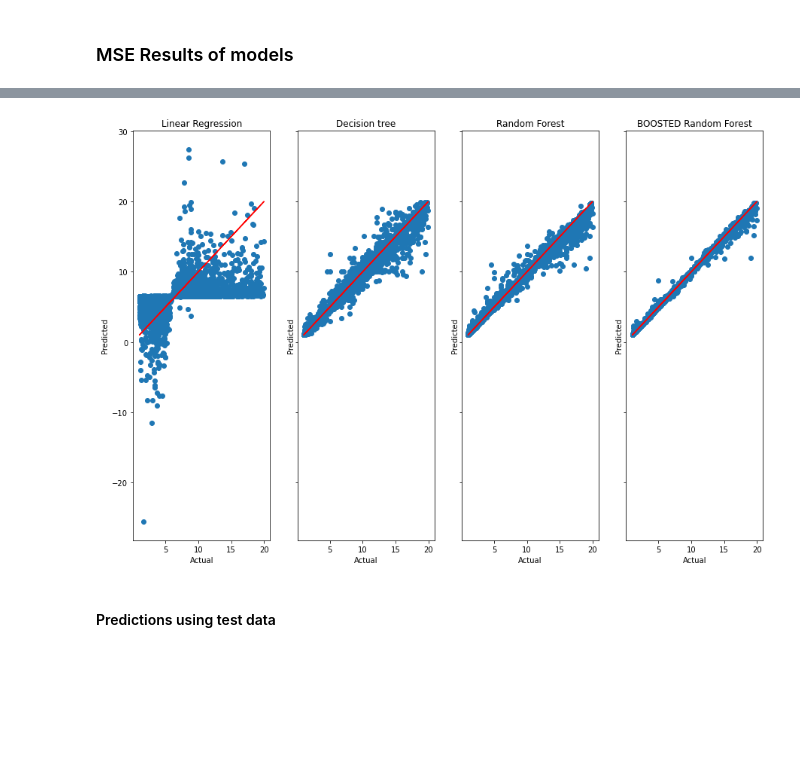
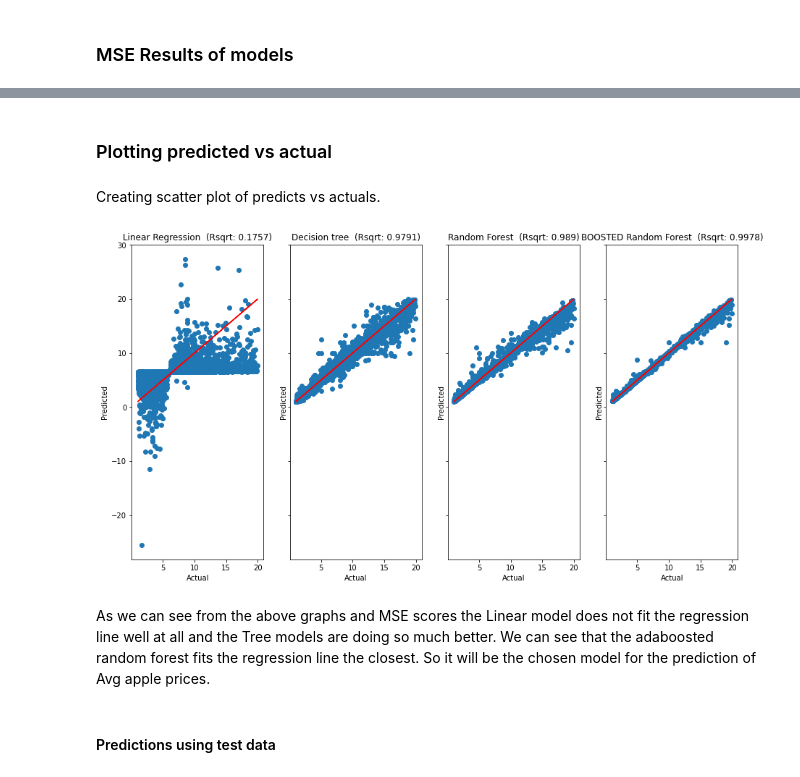
Before and after one commit to TyroneCarelse/ML_Apple_Price_Challenge_ZM_Team7, a Jupyter notebook: ML_Apple_Price_Challenge_ZM_Team7.ipynb, the cells around one changed output, grey strips where cells are left out. Drawn from its saved outputs; the diff is of its cells as text; code cells hidden in the pictures; blank space fills up the shorter version.

Commit message:
Updated
Added descriptions to the model types and choice

```diff
--- a/ML_Apple_Price_Challenge_ZM_Team7.ipynb
+++ b/ML_Apple_Price_Challenge_ZM_Team7.ipynb
@@ -355,7 +355,9 @@ If we look at the histogram, we notice that the distribution graph and histogram
 # %% [markdown]
 #### Bargraphs
 # %%
-for i in train.columns:
+features = ['Container','Size_Grade','Commodities','Date','Province']
+
+for i in features:
     plt.figure(figsize=(20, 5))
     sns.countplot(data= train, x= i)
 # %% [output]
@@ -733,4 +737,0 @@ lasso_s = Lasso(alpha=0.001)
-# %%
-# Train the LASSO model's
-lasso.fit(X_train, y_train)
-lasso_s.fit(s_X_train, s_y_train)
@@ -883,25 +861,32 @@ results_df
 | RF_S | 1.835596e-02 | 0.134199 | 0.366332 |
 | BOOST | 1.043150e-04 | 0.026037 | 0.161361 |
 | BOOST_S | 1.112297e-04 | 0.022148 | 0.148823 |
+# %% [markdown]
+### Plotting predicted vs actual
+# %% [markdown]
+Creating scatter plot of predicts vs actuals.
 # %%
 # Plotting tree y_test vs y_pred
 
 # Create figure and axes
-f, ax = plt.subplots(figsize=(15,10), nrows=1, ncols=4, sharey=True)
+f, ax = plt.subplots(figsize=(15,8), nrows=1, ncols=4, sharey=True)
 
 # Create list of titles and predictions to use in for loop
 pred = [lm.predict(X_test), regr_tree.predict(X_test), RF.predict(X_test), bbbooost.predict(X_test)] #
 title = ['Linear Regression','Decision tree', 'Random Forest','BOOSTED Random Forest'] #
+r_score = [lm.score(X_test, y_test), regr_tree.score(X_test, y_test), RF.score(X_test, y_test), bbbooost.score(X_test, y_test)]
 
 # Loop through all axes to plot each model's results
 for i in range(4):
-    rmse = round(np.sqrt(mean_squared_error(pred[i],y_test)))
-    ax[i].set_title(title[i])
+    rsquared = round(r_score[i],4)
+    ax[i].set_title(title[i]+"  (Rsqrt: "+str(rsquared)+ ")")
     ax[i].set_xlabel('Actual')
     ax[i].set_ylabel('Predicted')
     ax[i].plot(y_test,y_test,'r')
     ax[i].scatter(y_test,pred[i])
 # %% [output]
-[figure, old version]
+[figure, new version]
+# %% [markdown]
+As we can see from the above graphs and MSE scores the Linear model does not fit the regression line well at all and the Tree models are doing so much better. We can see that the adaboosted random forest fits the regression line the closest. So it will be the chosen model for the prediction of Avg apple prices.
 # %% [markdown]
 #### Predictions using test data
```
Also changed, not shown: parts of 36 cells of this notebook.
